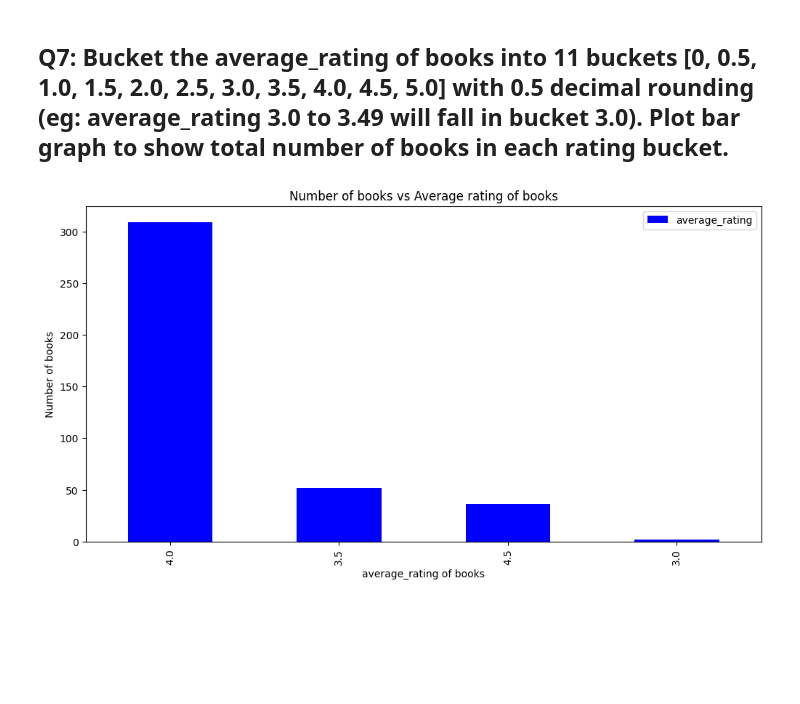
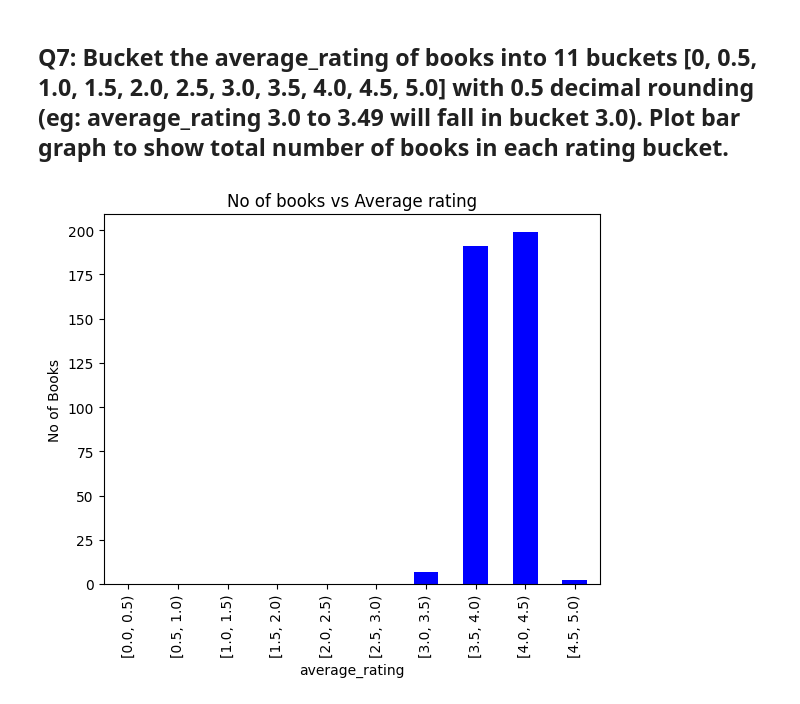
Before and after one commit to Cipher-unhsiV/randomwalk-ds-assessment, a Jupyter notebook: RandomWalkAssessment.ipynb, the cells around one changed output. Saved outputs shown, nothing was run; the diff lists cells and outputs as text; code cells hidden in the pictures; blank space fills up the shorter version.

```diff
--- a/RandomWalkAssessment.ipynb
+++ b/RandomWalkAssessment.ipynb
@@ -121,8 +121,8 @@ Name: title, dtype: object
 # %% [markdown]
 ## Q7: Bucket the average_rating of books into 11 buckets [0, 0.5, 1.0, 1.5, 2.0, 2.5, 3.0, 3.5, 4.0, 4.5, 5.0] with 0.5 decimal rounding (eg: average_rating 3.0 to 3.49 will fall in bucket 3.0). Plot bar graph to show total number of books in each rating bucket.
 # %%
-plotvalues = books_df.average_rating.apply(lambda x: np.round(x*2)/2)
+books_df.rating_bucket = pd.cut(books_df.average_rating, bins=[0, 0.5, 1.0, 1.5, 2.0, 2.5, 3.0, 3.5, 4.0, 4.5, 5.0], include_lowest=True, right=False)
+rating_counts = books_df.rating_bucket.value_counts().sort_index()
+rating_counts.plot(kind='bar', color='blue', title='No of books vs Average rating', xlabel='average_rating', ylabel='No of Books');
+# %% [output]
+[figure, added]
-# %%
-plotvalues.value_counts().plot(kind="bar",color="blue", title = "Number of books vs Average rating of books", xlabel="average_rating of books", ylabel="Number of books", legend=True, figsize=(12,6));
-# %% [output]
-[figure, removed]
```
Also changed, not shown: parts of 1 cell of this notebook, 1 other file.
